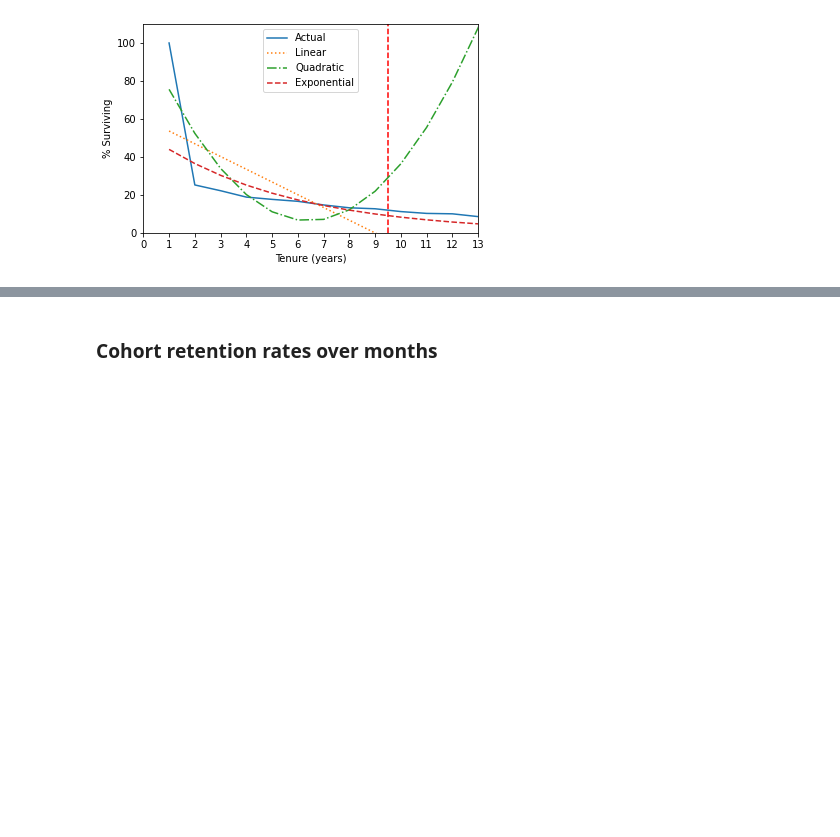
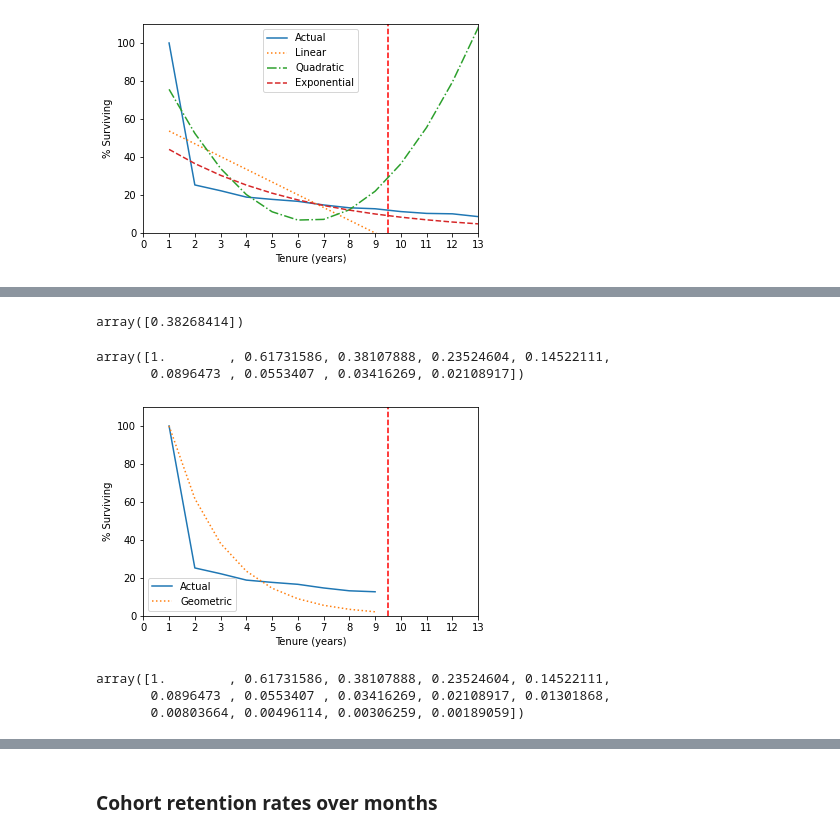
Before and after one commit to erdemsirel/ozu_data_science, a Jupyter notebook: M6 - Customer Analytics/Project.ipynb, the cells around one changed output, grey strips where cells are left out. Cells and saved outputs as stored; diff of their text form; code cells hidden in the pictures; blank space fills up the shorter version.

```diff
--- a/M6 - Customer Analytics/Project.ipynb
+++ b/M6 - Customer Analytics/Project.ipynb
@@ -168,0 +210,56 @@ plt.show()m
+# %%
+initial_guess = [0.5]
+bnds = ((0.001, 0.999),)
+res= optimize.minimize(GeoLL,initial_guess,args=(survival_rates),bounds=bnds)
+res.x
+# %% [output]
+array([0.38268414])
+# %%
+prob = res.x[0]
+N=9
+P_die=np.zeros(N)
+for k in range(1,N):
+ P_die[k]= prob*((1-prob)**(k-1))
+S_t=np.zeros(N)
+S_t[0]=1
+for k in range(1,N):
+ S_t[k]= S_t[k-1]-P_die[k]
+S_t
+# %% [output]
+array([1.        , 0.61731586, 0.38107888, 0.23524604, 0.14522111,
+       0.0896473 , 0.0553407 , 0.03416269, 0.02108917])
+# %%
+X = survival_rates.term.values.reshape(-1, 1)
+y = survival_rates["Survival Rate"].values
+fig = plt.figure()
+ax = fig.add_subplot(111)
+fig.subplots_adjust(top=0.85)
+#ax.set_title('axes title')
+ax.set_xlabel('Tenure (years)')
+ax.set_ylabel('% Surviving')
+ax.axvline(x=9.5, color='r', linestyle='--')
+ax.axis([0, 13, 0, 110])
+ax.set_xticks(np.arange(0, 14, 1.0))
+#actual
+ax.plot(X+1,100*y, label="Actual",linestyle='-')
+#geo
+ax.plot(X+1,100*S_t, label="Geometric", linestyle=':')
+ax.legend(loc='best')
+plt.show()
+# %% [output]
+[figure, added]
+# %%
+prob = res.x
+N=14
+P_die=np.zeros(N)
+for k in range(1,N):
+ P_die[k]= prob*((1-prob)**(k-1))
+S_t=np.zeros(N)
+S_t[0]=1
+for k in range(1,N):
+ S_t[k]= S_t[k-1]-P_die[k]
+S_t
+# %% [output]
+array([1.        , 0.61731586, 0.38107888, 0.23524604, 0.14522111,
+       0.0896473 , 0.0553407 , 0.03416269, 0.02108917, 0.01301868,
+       0.00803664, 0.00496114, 0.00306259, 0.00189059])
```
Also changed, not shown: parts of 23 cells of this notebook, 1 other file.
